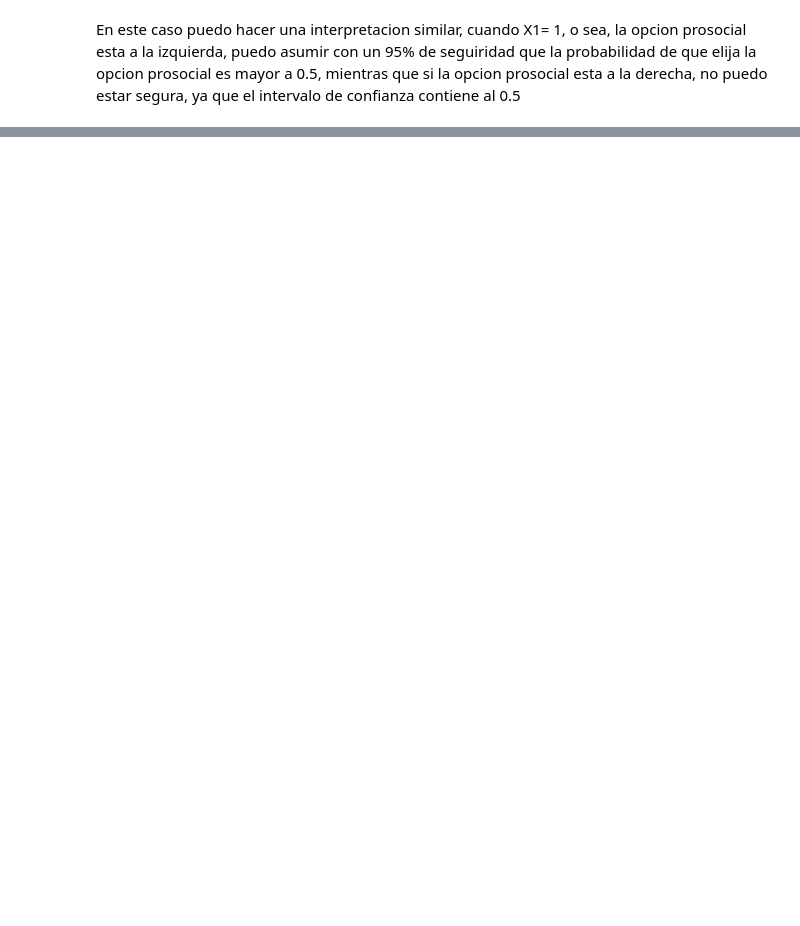
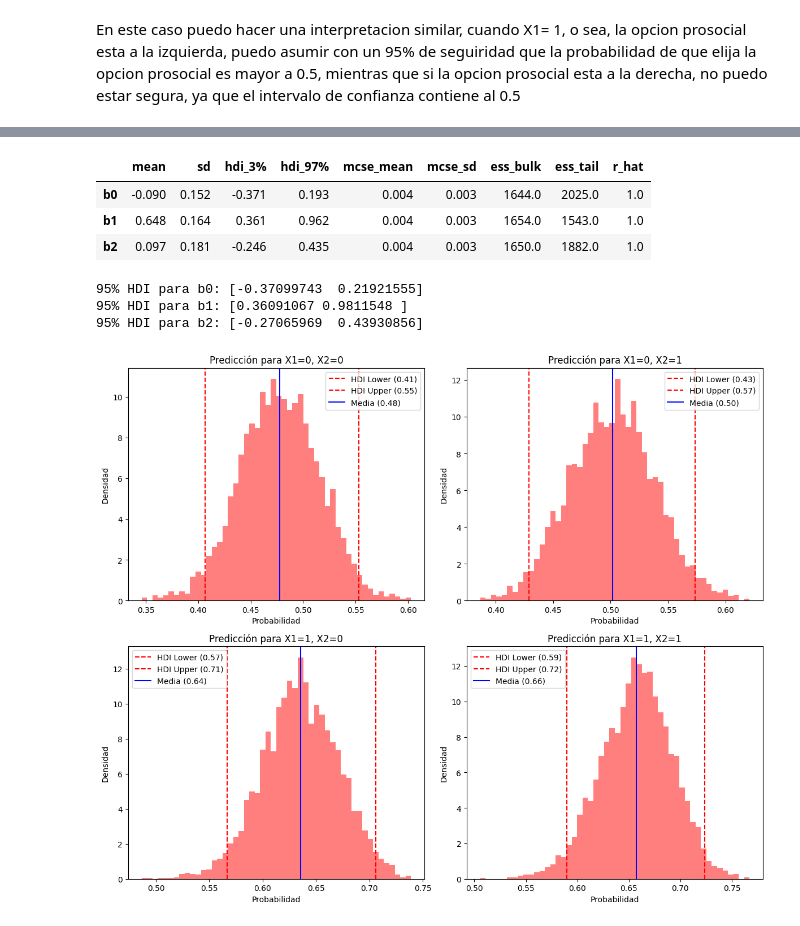
Before and after one commit to LuciaVazquez08/Estadistica-Inferencia, a Jupyter notebook: FINAL/final_estadistica_Vazquez_Lucia.ipynb, the cells around one changed output, grey strips where cells are left out. Drawn from its saved outputs; the diff is of its cells as text; code cells hidden in the pictures; blank space fills up the shorter version.

```diff
--- a/FINAL/final_estadistica_Vazquez_Lucia.ipynb
+++ b/FINAL/final_estadistica_Vazquez_Lucia.ipynb
@@ -718,0 +745,57 @@ En este caso puedo hacer una interpretacion similar, cuando X1= 1, o sea, la opc
+# %%
+pm.summary(trace)
+# %% [output]
+|  | mean | sd | hdi_3% | hdi_97% | mcse_mean | mcse_sd | ess_bulk | ess_tail | r_hat |
+| b0 | -0.090 | 0.152 | -0.371 | 0.193 | 0.004 | 0.003 | 1644.0 | 2025.0 | 1.0 |
+| b1 | 0.648 | 0.164 | 0.361 | 0.962 | 0.004 | 0.003 | 1654.0 | 1543.0 | 1.0 |
+| b2 | 0.097 | 0.181 | -0.246 | 0.435 | 0.004 | 0.003 | 1650.0 | 1882.0 | 1.0 |
+# %%
+b0_samples = trace.posterior['b0'].values.flatten()
+b1_samples = trace.posterior['b1'].values.flatten()
+b2_samples = trace.posterior['b2'].values.flatten()
+
+print(f'95% HDI para b0: {az.hdi(b0_samples, hdi_prob=0.95)}')
+print(f'95% HDI para b1: {az.hdi(b1_samples, hdi_prob=0.95)}')
+print(f'95% HDI para b2: {az.hdi(b2_samples, hdi_prob=0.95)}')
+# %% [output]
+95% HDI para b0: [-0.37099743  0.21921555]
+95% HDI para b1: [0.36091067 0.9811548 ]
+95% HDI para b2: [-0.27065969  0.43930856]
+# %%
+eta_pred1 = b0_samples + 0 * b1_samples + 0 * b2_samples
+eta_pred2 = b0_samples + 0 * b1_samples + 1 * b2_samples
+eta_pred3 = b0_samples + 1 * b1_samples + 0 * b2_samples
+eta_pred4 = b0_samples + 1 * b1_samples + 1 * b2_samples
+
+p_pred1 = np.exp(eta_pred1) / (1 + np.exp(eta_pred1))
+p_pred2 = np.exp(eta_pred2) / (1 + np.exp(eta_pred2))
+p_pred3 = np.exp(eta_pred3) / (1 + np.exp(eta_pred3))
+p_pred4 = np.exp(eta_pred4) / (1 + np.exp(eta_pred4))
+
+predictions = [
+    (p_pred1, "X1=0, X2=0"),
+    (p_pred2, "X1=0, X2=1"),
+    (p_pred3, "X1=1, X2=0"),
+    (p_pred4, "X1=1, X2=1"),
+]
+
+plt.figure(figsize=(12, 10))
+
+for i, (pred, label) in enumerate(predictions, start=1):
+    HDI_pred = az.hdi(pred, hdi_prob=0.95)
+    mean_pred = np.mean(pred)
+
+    plt.subplot(2, 2, i)
+    plt.hist(pred, bins=50, density=True, color='red', alpha=0.5)
+    plt.axvline(HDI_pred[0], color='red', linestyle='--', label=f"HDI Lower ({HDI_pred[0]:.2f})")
+    plt.axvline(HDI_pred[1], color='red', linestyle='--', label=f"HDI Upper ({HDI_pred[1]:.2f})")
+    plt.axvline(mean_pred, color='blue', linestyle='-', label=f"Media ({mean_pred:.2f})")
+    plt.title(f"Predicción para {label}")
+    plt.xlabel("Probabilidad")
+    plt.ylabel("Densidad")
+    plt.legend()
+
+plt.tight_layout()
+plt.show()
+# %% [output]
+[figure, added]
```
Also changed, not shown: parts of 14 cells of this notebook.
